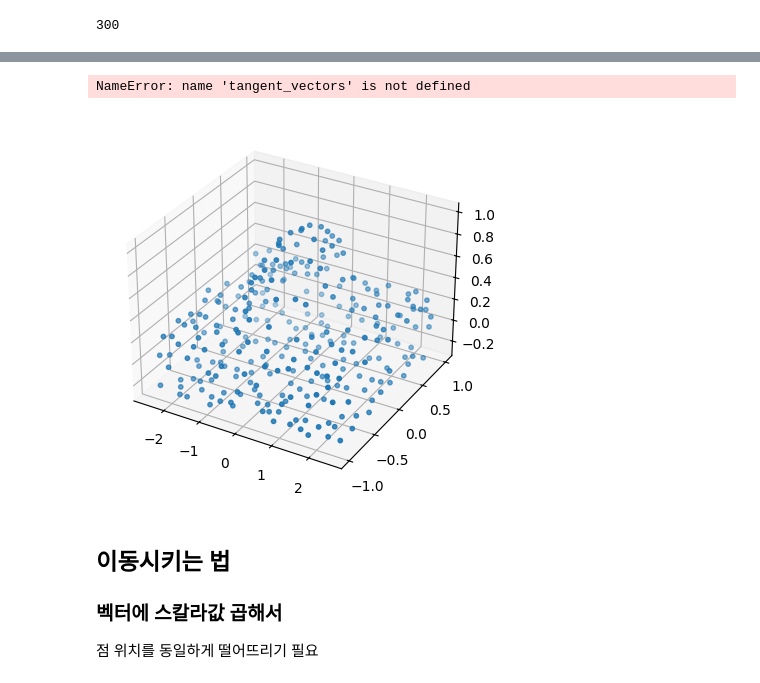
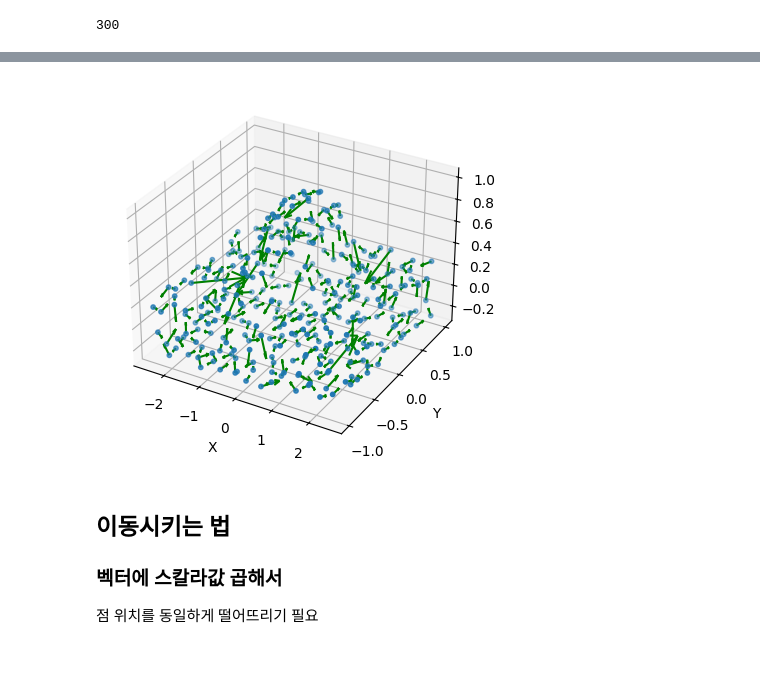
Before and after one commit to vinca0224/3D, a Jupyter notebook: trimesh.ipynb, the cells around one changed output, grey strips where cells are left out. Cells and saved outputs as stored; diff of their text form; code cells hidden in the pictures.

```diff
--- a/trimesh.ipynb
+++ b/trimesh.ipynb
@@ -210,11 +210,11 @@ while copyPoints.size > 0:
 # # 정렬된 점들을 numpy 배열로 변환
 sorted_points = np.array(sort_neighbor)
 
-# # 차분을 통해 탄젠트 벡터 계산
-# tangent_vectors = np.diff(sorted_points, axis=0)
+# 차분을 통해 탄젠트 벡터 계산
+tangent_vectors = np.diff(sorted_points, axis=0)
 
-# # 단위 벡터로 표준화 (길이가 1인 벡터)
-# tangent_vectors_normalized = tangent_vectors / np.linalg.norm(tangent_vectors, axis=1)[:, np.newaxis]
+# 단위 벡터로 표준화 (길이가 1인 벡터)
+tangent_vectors_normalized = tangent_vectors / np.linalg.norm(tangent_vectors, axis=1)[:, np.newaxis]
 # %%
 normals = []
 num_points = len(sorted_points) - 2
@@ -292,36 +292,35 @@ plt.show()
 # %%
 import matplotlib.pyplot as plt
 from matplotlib.animation import FuncAnimation
 
 fig = plt.figure()
 ax = fig.add_subplot(111, projection='3d')
 
 # 점 그리기
 ax.scatter(sorted_points[:, 0], sorted_points[:, 1], sorted_points[:, 2], marker='o', s=10, label="Points")
 
 # 각 점에서 탄젠트 벡터 그리기
 # for i in range(len(tangent_vectors_normalized)):
 #     ax.quiver(sorted_points[i, 0], sorted_points[i, 1], sorted_points[i, 2],
 #               tangent_vectors_normalized[i, 0], tangent_vectors_normalized[i, 1], tangent_vectors_normalized[i, 2],
 #               length=0.1, color='r')
 
 # 각 점에서 탄젠트 벡터 그리기
 for i in range(len(tangent_vectors)):
     ax.quiver(sorted_points[i, 0], sorted_points[i, 1], sorted_points[i, 2],
               tangent_vectors[i, 0], tangent_vectors[i, 1], tangent_vectors[i, 2],
-              length=0.5, color='r')
+              length=0.5, color='g')
 
 # 제목 설정 및 축 라벨
 ax.set_xlabel('X')
 ax.set_ylabel('Y')
 ax.set_zlabel('Z')
 # ax.view_init(elev=30, azim=60)
 
 # 플롯 보여주기
 plt.show()
 # %% [output]
-NameError: name 'tangent_vectors' is not defined
-[figure, old version]
+[figure, new version]
 # %% [markdown]
 ## 이동시키는 법
 ### 벡터에 스칼라값 곱해서
```
Also changed, not shown: parts of 6 cells of this notebook, 2 other files.
